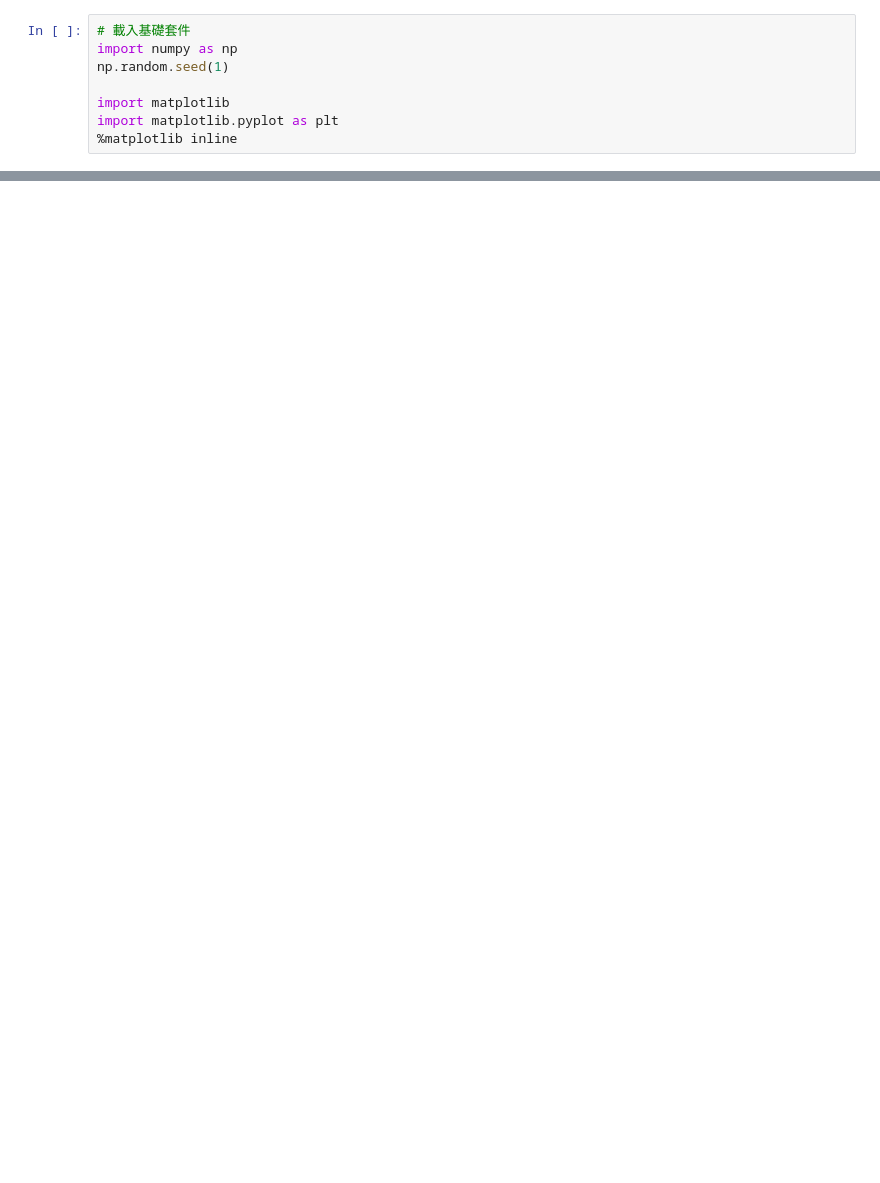
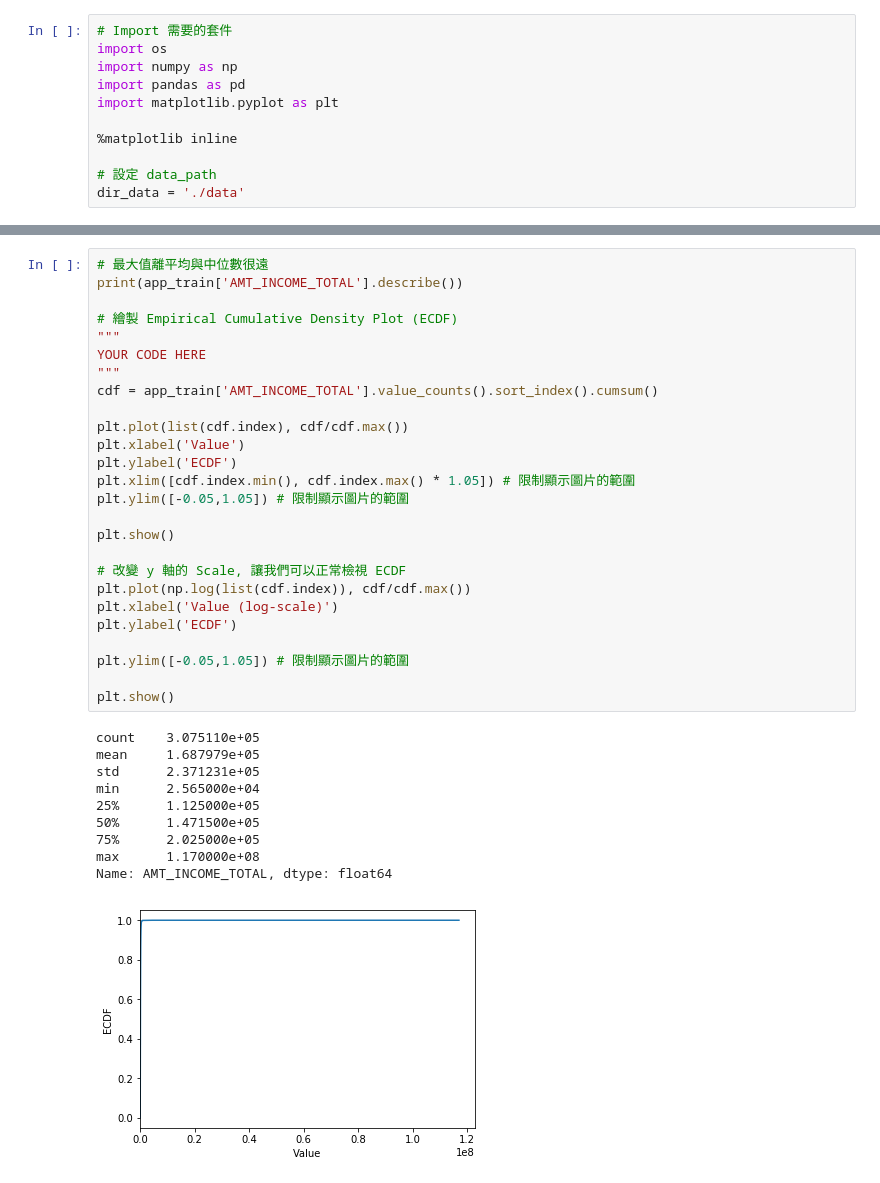
Before and after one commit to Fei20160811/2nd-ML100Days, a Jupyter notebook: homework/Day_009_HW.ipynb, the cells around one changed output, grey strips where cells are left out. Drawn from its saved outputs; the diff is of its cells as text; blank space fills up the shorter version.

```diff
--- a/homework/Day_009_HW.ipynb
+++ b/homework/Day_009_HW.ipynb
@@ -11,8 +13,11 @@
 # %%
-# 載入基礎套件
+# Import 需要的套件
+import os
 import numpy as np
-np.random.seed(1)
+import pandas as pd
+import matplotlib.pyplot as plt
 
-import matplotlib
-import matplotlib.pyplot as plt
 %matplotlib inline
+
+# 設定 data_path
+dir_data = './data'
@@ -74,0 +91,37 @@ plt.scatter(x, y)
+# %%
+# 最大值離平均與中位數很遠
+print(app_train['AMT_INCOME_TOTAL'].describe())
+
+# 繪製 Empirical Cumulative Density Plot (ECDF)
+"""
+YOUR CODE HERE
+"""
+cdf = app_train['AMT_INCOME_TOTAL'].value_counts().sort_index().cumsum()
+
+plt.plot(list(cdf.index), cdf/cdf.max())
+plt.xlabel('Value')
+plt.ylabel('ECDF')
+plt.xlim([cdf.index.min(), cdf.index.max() * 1.05]) # 限制顯示圖片的範圍
+plt.ylim([-0.05,1.05]) # 限制顯示圖片的範圍
+
+plt.show()
+
+# 改變 y 軸的 Scale, 讓我們可以正常檢視 ECDF
+plt.plot(np.log(list(cdf.index)), cdf/cdf.max())
+plt.xlabel('Value (log-scale)')
+plt.ylabel('ECDF')
+
+plt.ylim([-0.05,1.05]) # 限制顯示圖片的範圍
+
+plt.show()
+# %% [output]
+count    3.075110e+05
+mean     1.687979e+05
+std      2.371231e+05
+min      2.565000e+04
+25%      1.125000e+05
+50%      1.471500e+05
+75%      2.025000e+05
+max      1.170000e+08
+Name: AMT_INCOME_TOTAL, dtype: float64
+[figure, added]
```
Also changed, not shown: parts of 26 cells of this notebook.
